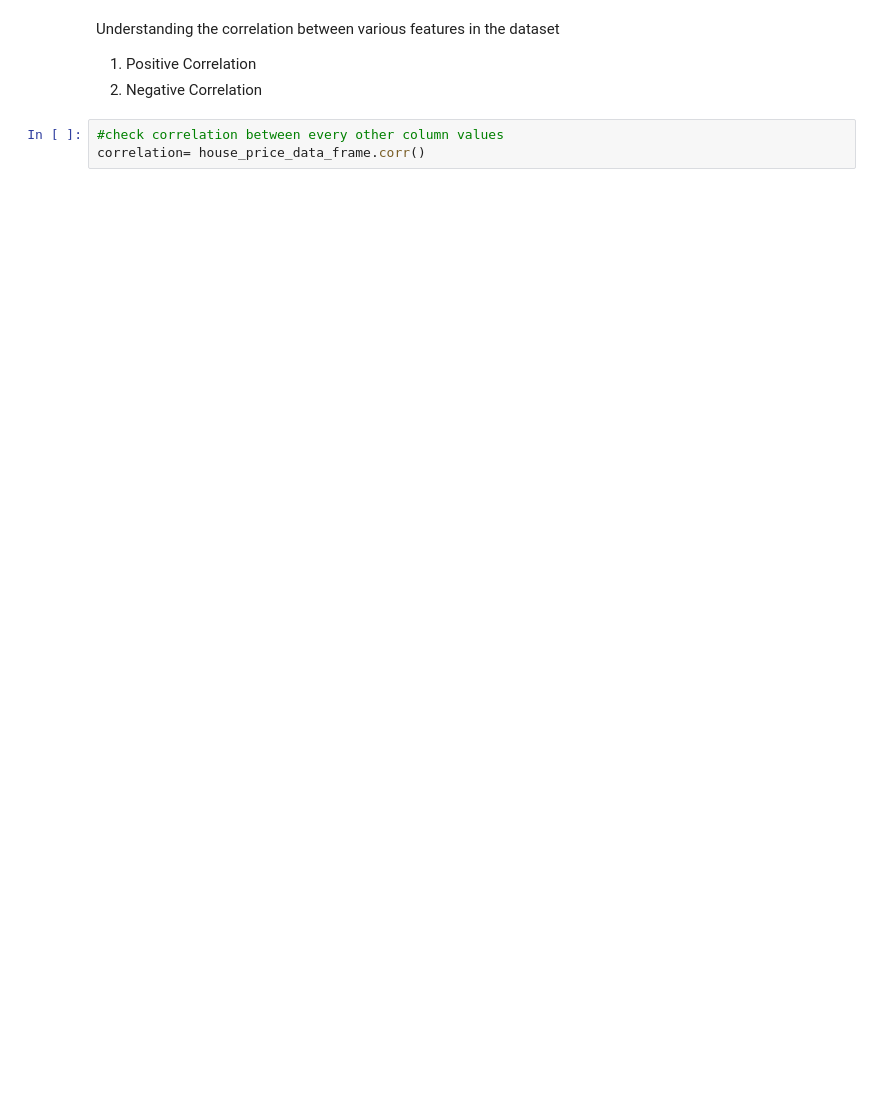
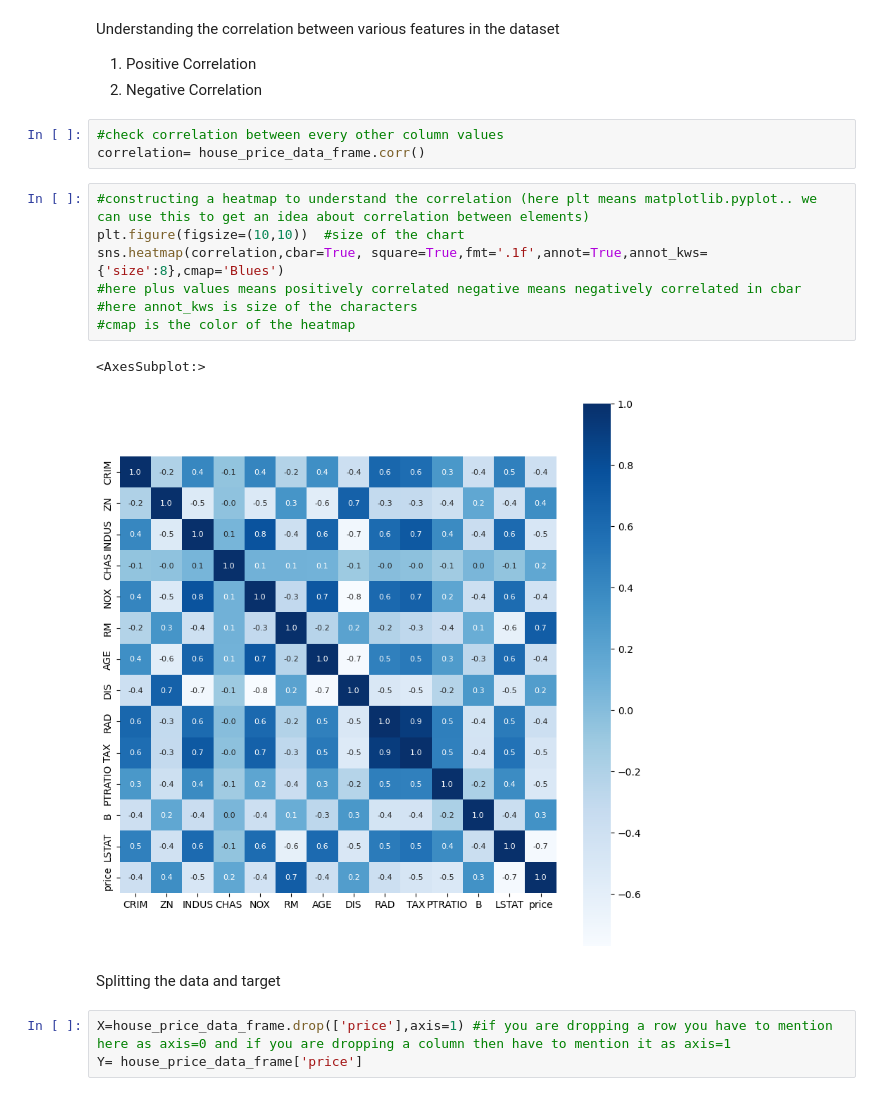
Before and after one commit to thushalya/House-Price-Prediction, a Jupyter notebook: model.ipynb, the cells around one changed output. Cells and saved outputs as stored; diff of their text form; blank space fills up the shorter version.

Commit message:
see the heatmap and got an idea about correlation

```diff
--- a/model.ipynb
+++ b/model.ipynb
@@ -120,3 +120,18 @@ Understanding the correlation between various features in the dataset
 # %%
 #check correlation between every other column values
 correlation= house_price_data_frame.corr()
+# %%
+#constructing a heatmap to understand the correlation (here plt means matplotlib.pyplot.. we can use this to get an idea about correlation between elements)
+plt.figure(figsize=(10,10))  #size of the chart
+sns.heatmap(correlation,cbar=True, square=True,fmt='.1f',annot=True,annot_kws={'size':8},cmap='Blues')
+#here plus values means positively correlated negative means negatively correlated in cbar
+#here annot_kws is size of the characters
+#cmap is the color of the heatmap
+# %% [output]
+<AxesSubplot:>
+[figure, added]
+# %% [markdown]
+Splitting the data and target
+# %%
+X=house_price_data_frame.drop(['price'],axis=1) #if you are dropping a row you have to mention here as axis=0 and if you are dropping a column then have to mention it as axis=1
+Y= house_price_data_frame['price']
```
